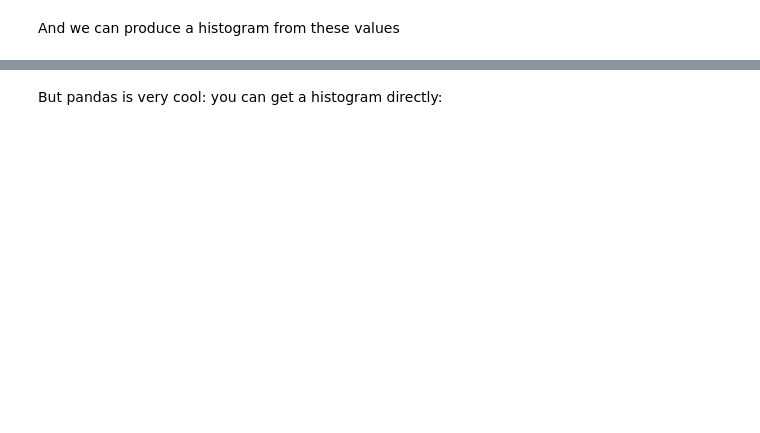
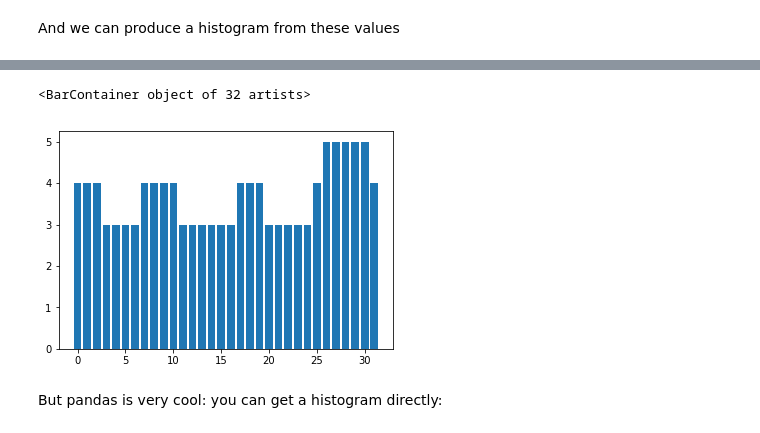
Before and after one commit to GreenSnabl/a-2017, a Jupyter notebook: Labs/Lab1_numstack/Lab1-numstack.ipynb, the cells around one changed output, grey strips where cells are left out. Cells and saved outputs as stored; diff of their text form; code cells hidden in the pictures; blank space fills up the shorter version.

```diff
--- a/Labs/Lab1_numstack/Lab1-numstack.ipynb
+++ b/Labs/Lab1_numstack/Lab1-numstack.ipynb
@@ -376,0 +497,3 @@ dfcars.head()
+# %%
+dfcars.rename(columns={dfcars.columns[0]: "model"}, inplace=True)
+dfcars.head()
@@ -424,3 +582,8 @@ plt.title("Miles per Gallon");
+# %%
+plt.bar(dfcars.index ,dfcars.gear.values)
+# %% [output]
+<BarContainer object of 32 artists>
+[figure, added]
 # %% [markdown]
 But pandas is very cool: you can get a histogram directly:
 # %%
```
Also changed, not shown: parts of 70 cells of this notebook, 7 other files.
